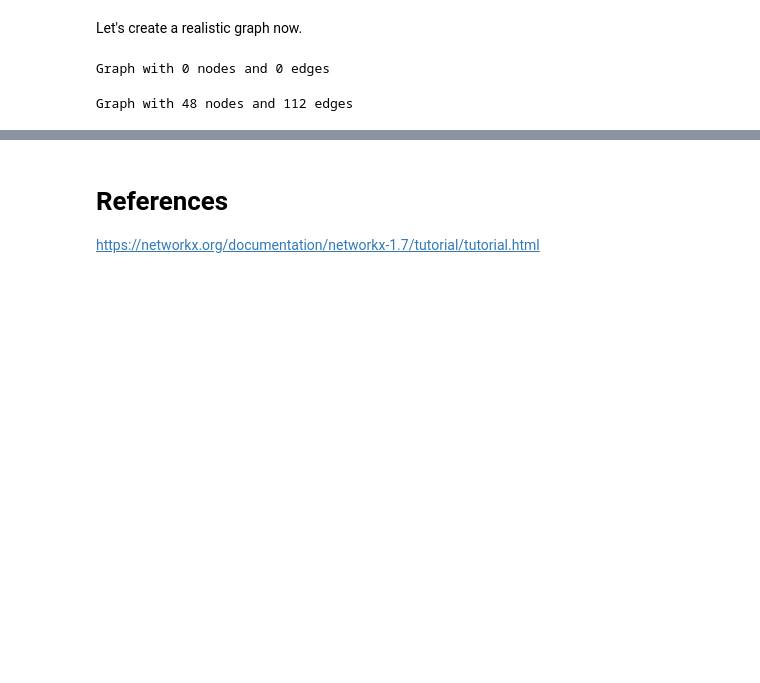
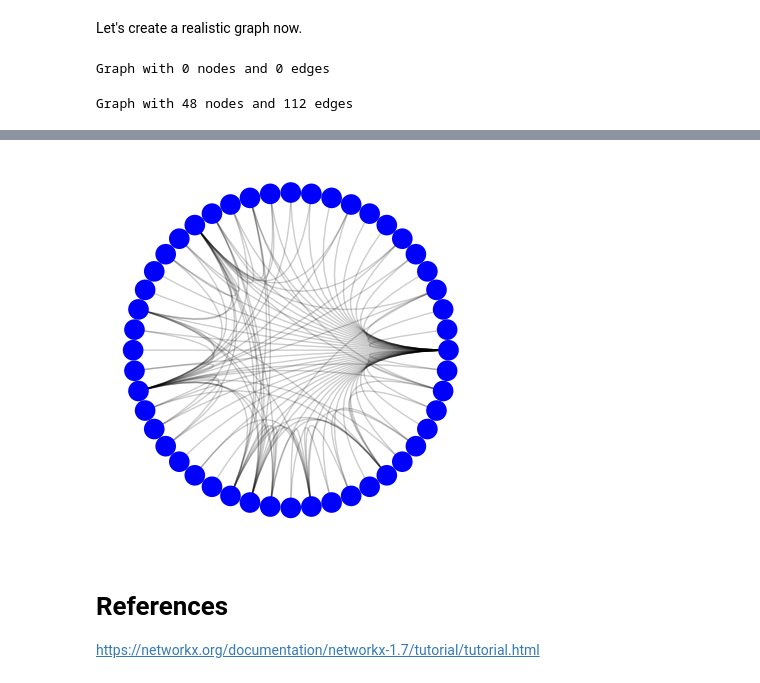
Before and after one commit to SankalpMehani/python-networkx-playground, a Jupyter notebook: NetworkX_Playground.ipynb, the cells around one changed output, grey strips where cells are left out. Drawn from its saved outputs; the diff is of its cells as text; code cells hidden in the pictures; blank space fills up the shorter version.

```diff
--- a/NetworkX_Playground.ipynb
+++ b/NetworkX_Playground.ipynb
@@ -126,3 +149,14 @@ dict_items([((1, 3), {}), ((1, 4), {}), ((1, 5), {}), ((1, 6), {}), ((1, 7), {})
+# %%
+# Create a CircosPlot object
+c = nv.CircosPlot(G)
+
+# Draw c to the screen
+# c.draw()
+
+# Display the plot
+plt.show()
+# %% [output]
+[figure, added]
 # %% [markdown]
 # References
 
```
Also changed, not shown: parts of 8 cells of this notebook.
